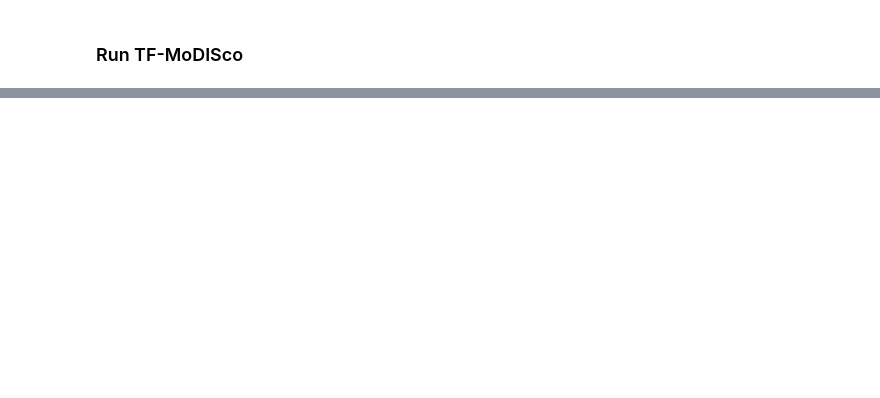
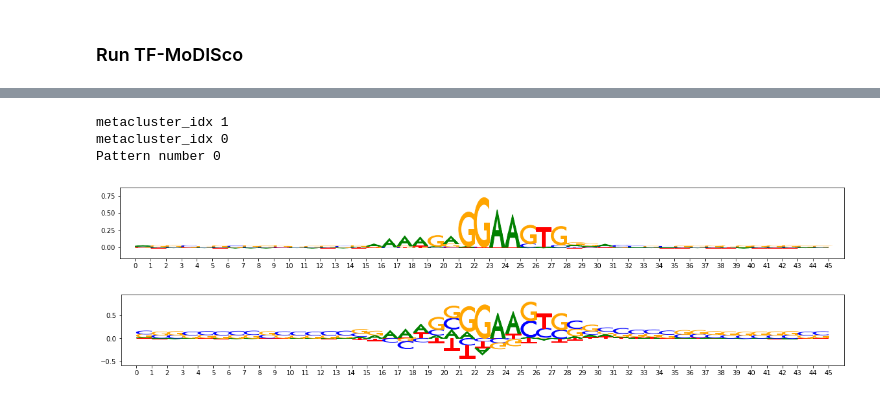
Before and after one commit to kundajelab/neural_motif_discovery, a Jupyter notebook: notebooks/run_tfmodisco.ipynb, the cells around one changed output, grey strips where cells are left out. Saved outputs shown, nothing was run; the diff lists cells and outputs as text; code cells hidden in the pictures; blank space fills up the shorter version.

Commit message:
Script to run TF-MoDISco on importance scores

```diff
--- a/notebooks/run_tfmodisco.ipynb
+++ b/notebooks/run_tfmodisco.ipynb
@@ -140,0 +99,24 @@ KeyboardInterrupt:
+# %%
+act_scores = np.load("/users/amtseng/tfmodisco/motifs/SPI1/mini_100_test/act_scores.npy")
+hyp_scores = np.load("/users/amtseng/tfmodisco/motifs/SPI1/mini_100_test/hyp_scores.npy")
+one_hot = np.load("/users/amtseng/tfmodisco/motifs/SPI1/mini_100_test/one_hot.npy")
+# %%
+null_per_pos_scores = modisco.coordproducers.LaplaceNullDist(num_to_samp=5000)
+tfmodisco_results = modisco.tfmodisco_workflow.workflow.TfModiscoWorkflow(
+                    #Slight modifications from the default settings
+                    sliding_window_size=15,
+                    flank_size=5,
+                    target_seqlet_fdr=0.15,
+                    seqlets_to_patterns_factory=
+                     modisco.tfmodisco_workflow.seqlets_to_patterns.TfModiscoSeqletsToPatternsFactory(
+                        trim_to_window_size=15,
+                        initial_flank_to_add=5,
+                        kmer_len=5, num_gaps=1,
+                        num_mismatches=0,
+                        final_min_cluster_size=60)
+                )(
+                 task_names=["task0"],
+                 contrib_scores={"task0": act_scores},
+                 hypothetical_contribs={"task0": hyp_scores},
+                 one_hot=one_hot,
+                 null_per_pos_scores = null_per_pos_scores)
@@ -140,0 +196,17 @@ KeyboardInterrupt:
+# %%
+from modisco.visualization import viz_sequence
+
+for metacluster_idx in tfmodisco_results.metacluster_idx_to_submetacluster_results.keys():
+    print("metacluster_idx",metacluster_idx)
+    submetacluster_results = tfmodisco_results.metacluster_idx_to_submetacluster_results[metacluster_idx]
+    patterns = submetacluster_results.seqlets_to_patterns_result.patterns
+    for idx,pattern in enumerate(patterns):
+        print("Pattern number",idx)
+        viz_sequence.plot_weights(pattern["task0_contrib_scores"].fwd)
+        viz_sequence.plot_weights(pattern["task0_hypothetical_contribs"].fwd)
+# %% [output]
+metacluster_idx 1
+metacluster_idx 0
+Pattern number 0
+[figure, added]
+[figure, added]
```
Also changed, not shown: parts of 10 cells of this notebook, 1 other file.
